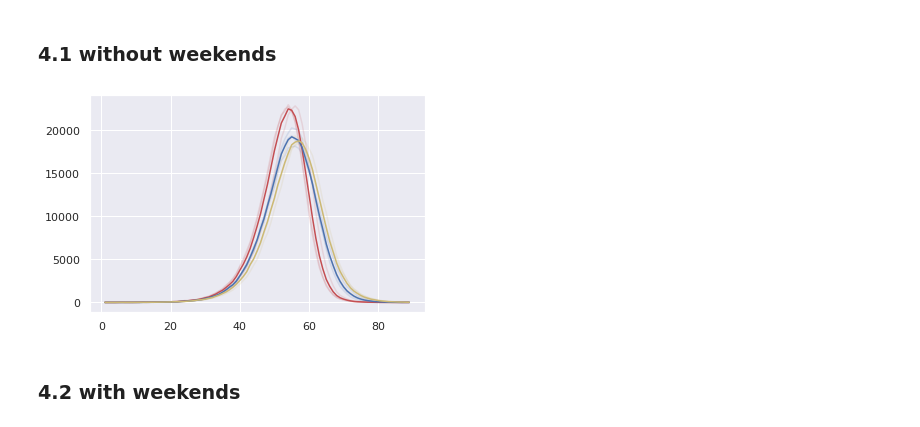
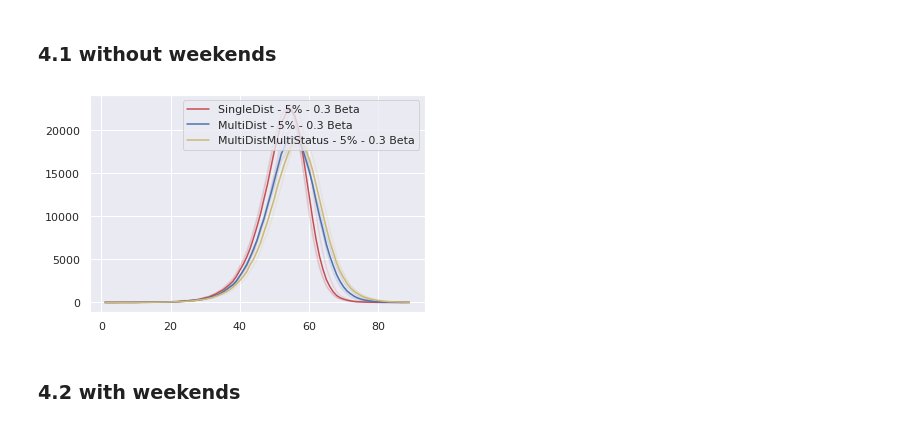
Before and after one commit to dime-worldbank/Disease-Modelling-SSA, a Jupyter notebook: notebooks/Verification of Model Functionality_v3.ipynb, the cells around one changed output. Saved outputs shown, nothing was run; the diff lists cells and outputs as text; code cells hidden in the pictures.

```diff
--- a/notebooks/Verification of Model Functionality_v3.ipynb
+++ b/notebooks/Verification of Model Functionality_v3.ipynb
@@ -413,30 +413,30 @@ plt.savefig(path + "MultiDistMultiStat_nowknds_beta_comps_90days.png", dpi=300)
 # %%
 path = "/home/wb488473/Disease-Modelling-SSA/data/verification/output/sweep/compare/"
 #path = "/Users/swise/workspace/worldbank/Disease-Modelling-SSA/data/verification/compare/"
 
 files = os.listdir(path)
 
 prefix  = "sweep_default1Dist_noWkends_betaComparison__agg_"
 prefix2 = "sweep_defaultMultiDist_noWknds_betaComparison__agg_"
 prefix3 = "sweep_multiStatusMultiDist_noWknds_betaComparison__agg_"
 
 line1 = plotMetric(files, prefix, "0.3.txt", ["metric_new_cases_sympt"], 'r-', 0.15)
 line2 = plotMetric(files, prefix2, "0.3.txt", ["metric_new_cases_sympt"], 'b-', 0.15)
 line3 = plotMetric(files, prefix3, "0.3.txt", ["metric_new_cases_sympt"], 'y-', 0.15)
 #line3 = plotMetric(files, prefix, "0.1.txt", "metric_new_cases_sympt", 'g-', 0.15)
 #line5 = plotMetric(files, prefix2, "0.1.txt", "metric_new_cases_sympt", 'g', 0.15)
 #line6 = plotMetric(files, prefix2, "0.05.txt", "metric_new_cases_sympt", 'y', 0.15)
 
 plt.plot(line1["myTime"][1:], line1['myLine'][1:], 'r', label="SingleDist - 5% - 0.3 Beta")
 plt.plot(line2["myTime"][1:], line2['myLine'][1:], 'b', label="MultiDist - 5% - 0.3 Beta")
 plt.plot(line3["myTime"][1:], line3['myLine'][1:], 'y', label="MultiDistMultiStatus - 5% - 0.3 Beta")
 #plt.plot(line4["myTime"][1:], line4['myLine'][1:], 'y', label="Perfect Mixing - .05 Beta")
 #plt.plot(line3["myTime"][1:], line3['myLine'][1:], 'g', label="Perfect Mixing - .10 Beta")
-#plt.legend()
+plt.legend()
 
 plt.savefig(path + "comp_dist_statuses_p3beta_noWknds.png", dpi=300)
 # %% [output]
-[figure, old version]
+[figure, new version]
 # %% [markdown]
 ### 4.2 with weekends
 # %%
```
